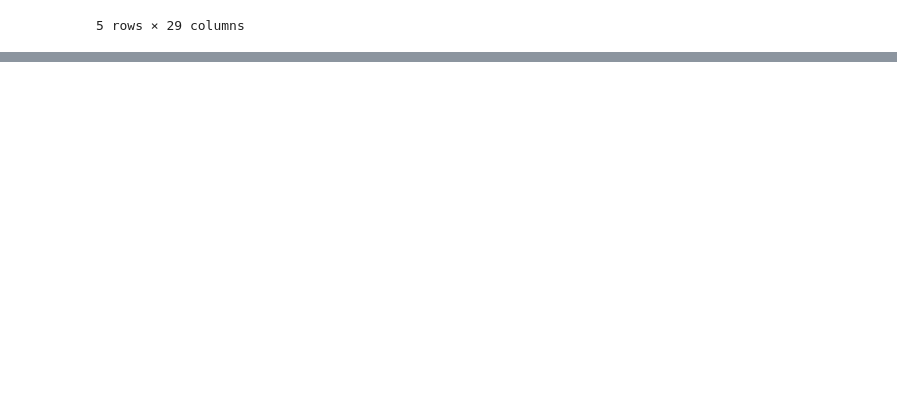
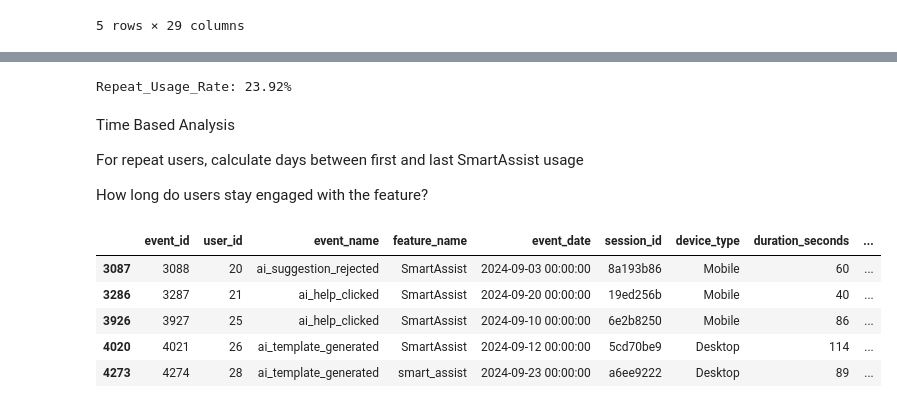
Before and after one commit to Vaishnav09/ai-product-impact-analysis, a Jupyter notebook: notebooks/01_data_exploration.ipynb, the cells around one changed output, grey strips where cells are left out. Saved outputs shown, nothing was run; the diff lists cells and outputs as text; code cells hidden in the pictures; blank space fills up the shorter version.

```diff
--- a/notebooks/01_data_exploration.ipynb
+++ b/notebooks/01_data_exploration.ipynb
@@ -411,0 +512,11 @@ tier_summary
+# %%
+def classify_range(count):
+    if count == 1:
+        return "One-Time User"
+    elif count>1 and count<10:
+        return "Light Repeat Users"
+    else:
+        return "Heavy Users"
+
+
+uses['User Type'] = uses['count'].apply(classify_range)
@@ -411,0 +541,22 @@ tier_summary
+# %%
+Repeat_Usage_Rate = round((Users_with_2plus_usage*100/sma_users),2)
+print(f"Repeat_Usage_Rate:{Repeat_Usage_Rate: .2f}%")
+# %% [output]
+Repeat_Usage_Rate: 23.92%
+# %% [markdown]
+Time Based Analysis
+
+For repeat users, calculate days between first and last SmartAssist usage
+
+How long do users stay engaged with the feature?
+# %%
+sma_uses_df = smartassist_df.join(uses.set_index('user_id'),on='user_id',how='left')
+# %%
+sma_uses_df.head()
+# %% [output]
+|  | event_id | user_id | event_name | feature_name | event_date | session_id | device_type | duration_seconds | ... |
+| 3087 | 3088 | 20 | ai_suggestion_rejected | SmartAssist | 2024-09-03 00:00:00 | 8a193b86 | Mobile | 60 | ... |
+| 3286 | 3287 | 21 | ai_help_clicked | SmartAssist | 2024-09-20 00:00:00 | 19ed256b | Mobile | 40 | ... |
+| 3926 | 3927 | 25 | ai_help_clicked | SmartAssist | 2024-09-10 00:00:00 | 6e2b8250 | Mobile | 86 | ... |
+| 4020 | 4021 | 26 | ai_template_generated | SmartAssist | 2024-09-12 00:00:00 | 5cd70be9 | Desktop | 114 | ... |
+| 4273 | 4274 | 28 | ai_template_generated | smart_assist | 2024-09-23 00:00:00 | a6ee9222 | Desktop | 89 | ... |
```
Also changed, not shown: parts of 21 cells of this notebook.
